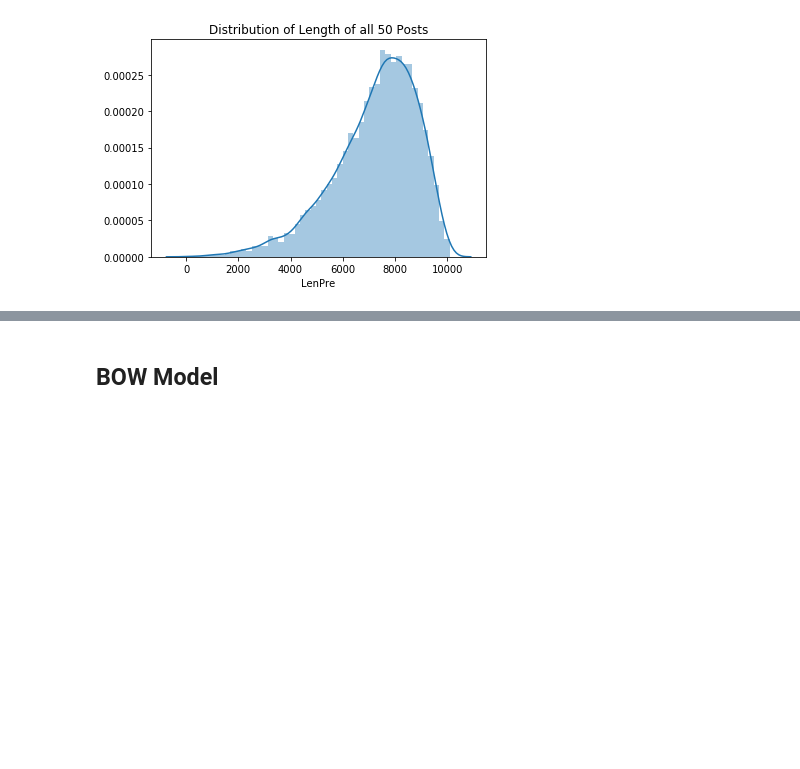
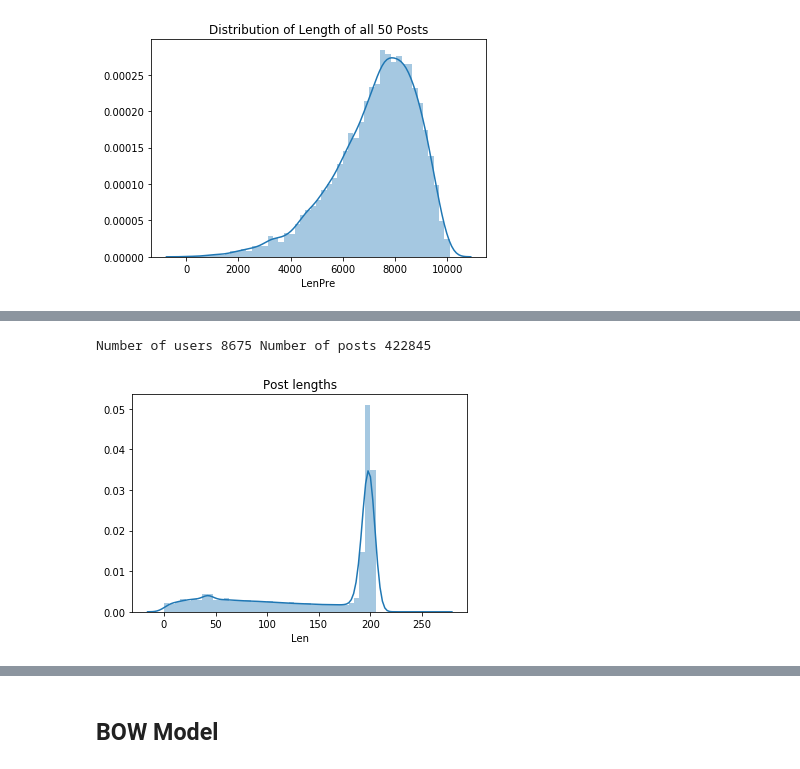
Before and after one commit to BrunnoRicci/mbti-type, a Jupyter notebook: PT.ipynb, the cells around one changed output, grey strips where cells are left out. Cells and saved outputs as stored; diff of their text form; code cells hidden in the pictures; blank space fills up the shorter version.

```diff
--- a/PT.ipynb
+++ b/PT.ipynb
@@ -160,0 +105,18 @@ df["posts"] = df["posts"].apply(lambda x: p.sub('',x))
+# %%
+#Split to posts
+def extract(posts, new_posts):
+    for post in posts[1].split("|||"):
+        new_posts.append((posts[0], post))
+
+posts = []
+df.apply(lambda x: extract(x, posts), axis=1)
+print("Number of users", len(df), "Number of posts", len(posts))
+
+df = pd.DataFrame(posts, columns=["type", "posts"])
+# %% [output]
+Number of users 8675 Number of posts 422845
+# %%
+df["Len"] = df["posts"].apply(len)
+sns.distplot(df["Len"]).set_title("Post lengths");
+# %% [output]
+[figure, added]
```
Also changed, not shown: parts of 37 cells of this notebook.
